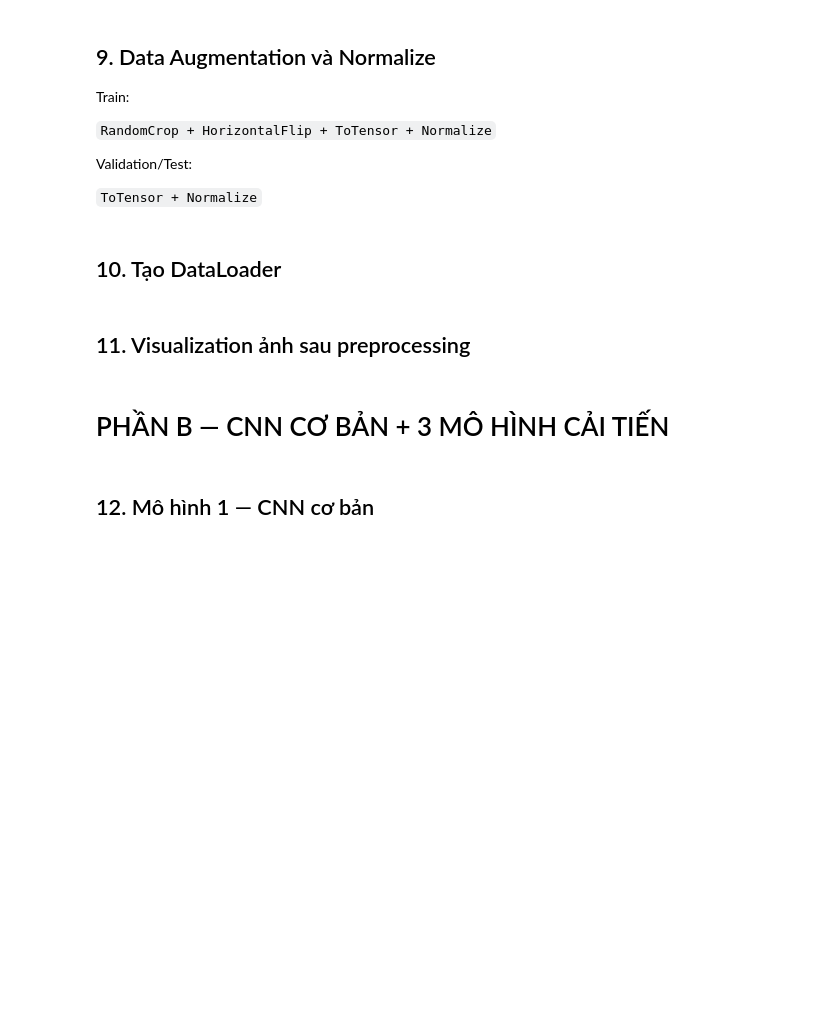
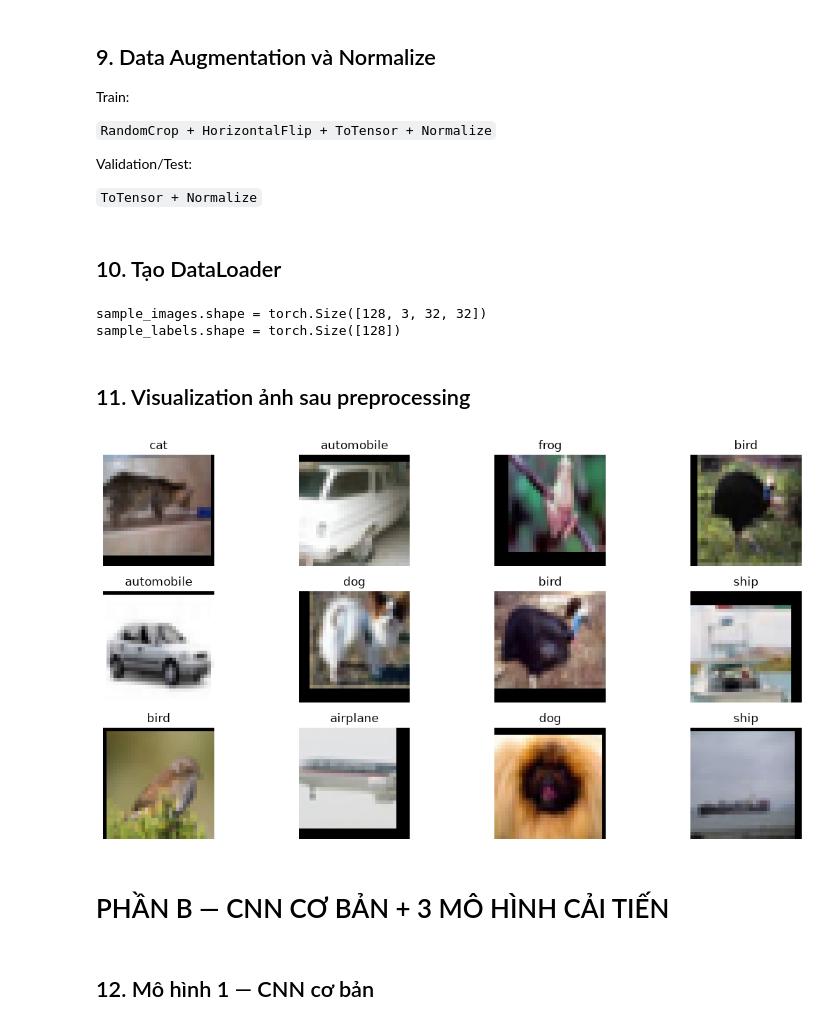
Before and after one commit to datnguyentrung/Phat_trien_cac_he_thong_thong_minh_BE, a Jupyter notebook: a05/data2_cifar_10/preprocessor.ipynb, the cells around one changed output. Drawn from its saved outputs; the diff is of its cells as text; code cells hidden in the pictures; blank space fills up the shorter version.

```diff
--- a/a05/data2_cifar_10/preprocessor.ipynb
+++ b/a05/data2_cifar_10/preprocessor.ipynb
@@ -698,9 +669,7 @@ BATCH_SIZE = 128
 NUM_WORKERS = 0
 
 # Pin memory nếu dùng CUDA.
-PIN_MEMORY = (
-    DEVICE.type == "cuda"
-)
+PIN_MEMORY = DEVICE.type == "cuda"
 
 # Train loader có shuffle.
 train_loader = DataLoader(
@@ -730,9 +699,7 @@ test_loader = DataLoader(
 )
 
 # Lấy thử một batch.
-sample_images, sample_labels = next(
-    iter(train_loader)
-)
+sample_images, sample_labels = next(iter(train_loader))
 
 # In shape ảnh.
 print(
@@ -752,6 +719,9 @@ assert sample_images.shape[1:] == (
     32,
     32,
 )
+# %% [output]
+sample_images.shape = torch.Size([128, 3, 32, 32])
+sample_labels.shape = torch.Size([128])
 # %% [markdown]
 ## 11. Visualization ảnh sau preprocessing
 # %%
@@ -760,21 +730,13 @@ def denormalize_image(
     image_tensor: torch.Tensor,
 ) -> torch.Tensor:
     # Mean shape [3,1,1].
-    mean = torch.tensor(
-        TRAIN_MEAN
-    ).view(3, 1, 1)
+    mean = torch.tensor(TRAIN_MEAN).view(3, 1, 1)
 
     # Std shape [3,1,1].
-    std = torch.tensor(
-        TRAIN_STD
-    ).view(3, 1, 1)
+    std = torch.tensor(TRAIN_STD).view(3, 1, 1)
 
     # Đảo normalize.
-    image = (
-        image_tensor.cpu()
-        * std
-        + mean
-    )
+    image = image_tensor.cpu() * std + mean
 
     # Giới hạn về [0,1].
     return image.clamp(
@@ -782,10 +744,9 @@ def denormalize_image(
         1.0,
     )
 
+
 # Tạo figure.
-plt.figure(
-    figsize=(12, 6)
-)
+plt.figure(figsize=(12, 6))
 
 # Hiển thị 12 ảnh.
 for i in range(12):
@@ -794,39 +755,37 @@ for i in range(12):
         3,
         4,
         i + 1,
     )
 
     # Đảo normalize.
-    image = denormalize_image(
-        sample_images[i]
-    )
+    image = denormalize_image(sample_images[i])
 
     # [C,H,W] -> [H,W,C].
     image = image.permute(
         1,
         2,
         0,
     ).numpy()
 
     # Hiển thị.
     plt.imshow(image)
 
     # Lấy class name.
-    class_name = INDEX_TO_CLASS[
-        int(sample_labels[i])
-    ]
+    class_name = INDEX_TO_CLASS[int(sample_labels[i])]
 
     # Title.
     plt.title(class_name)
 
     # Ẩn axis.
     plt.axis("off")
 
 # Căn layout.
 plt.tight_layout()
 
 # Show.
 plt.show()
+# %% [output]
+[figure, added]
 # %% [markdown]
 # PHẦN B — CNN CƠ BẢN + 3 MÔ HÌNH CẢI TIẾN
 # %% [markdown]
```
Also changed, not shown: parts of 33 cells of this notebook, 23 other files.
